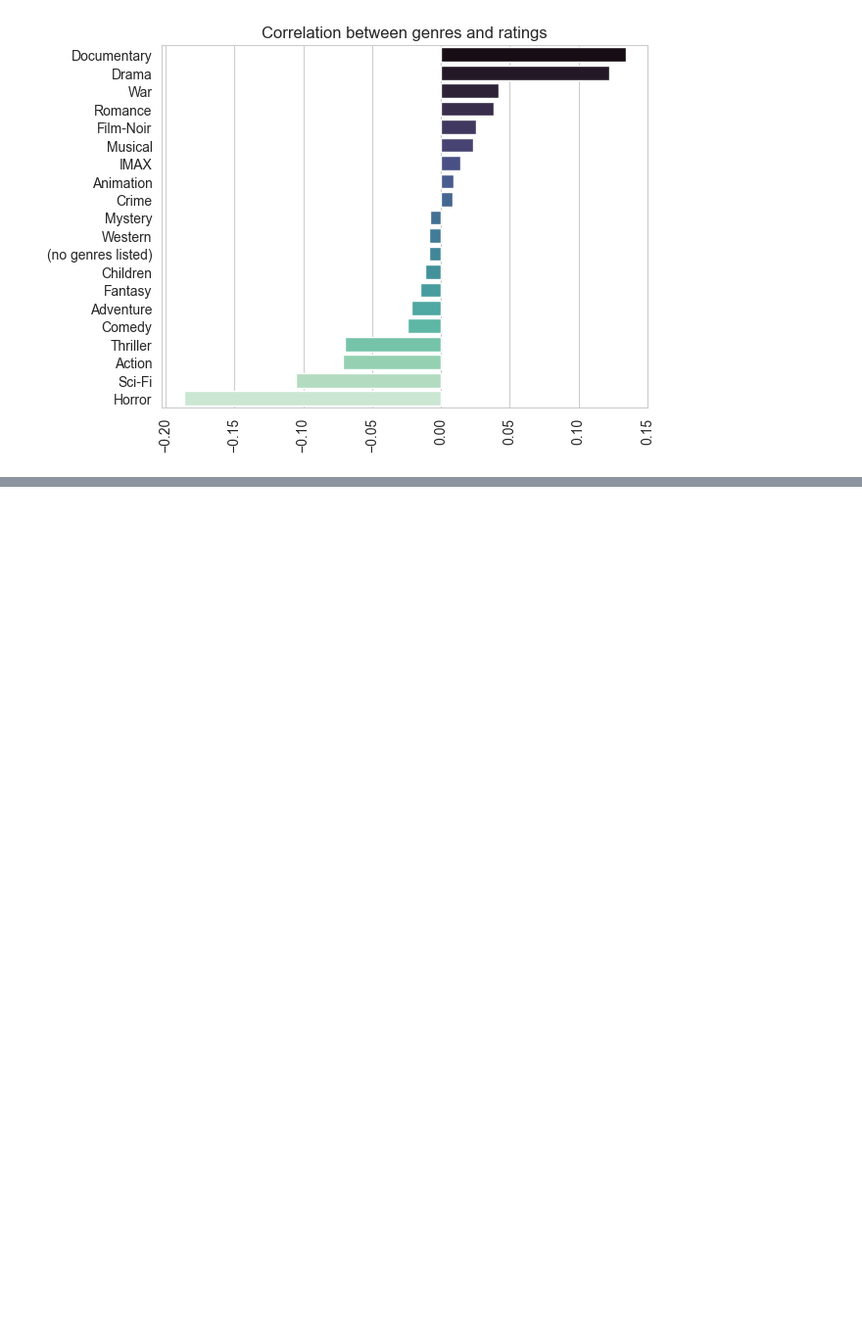
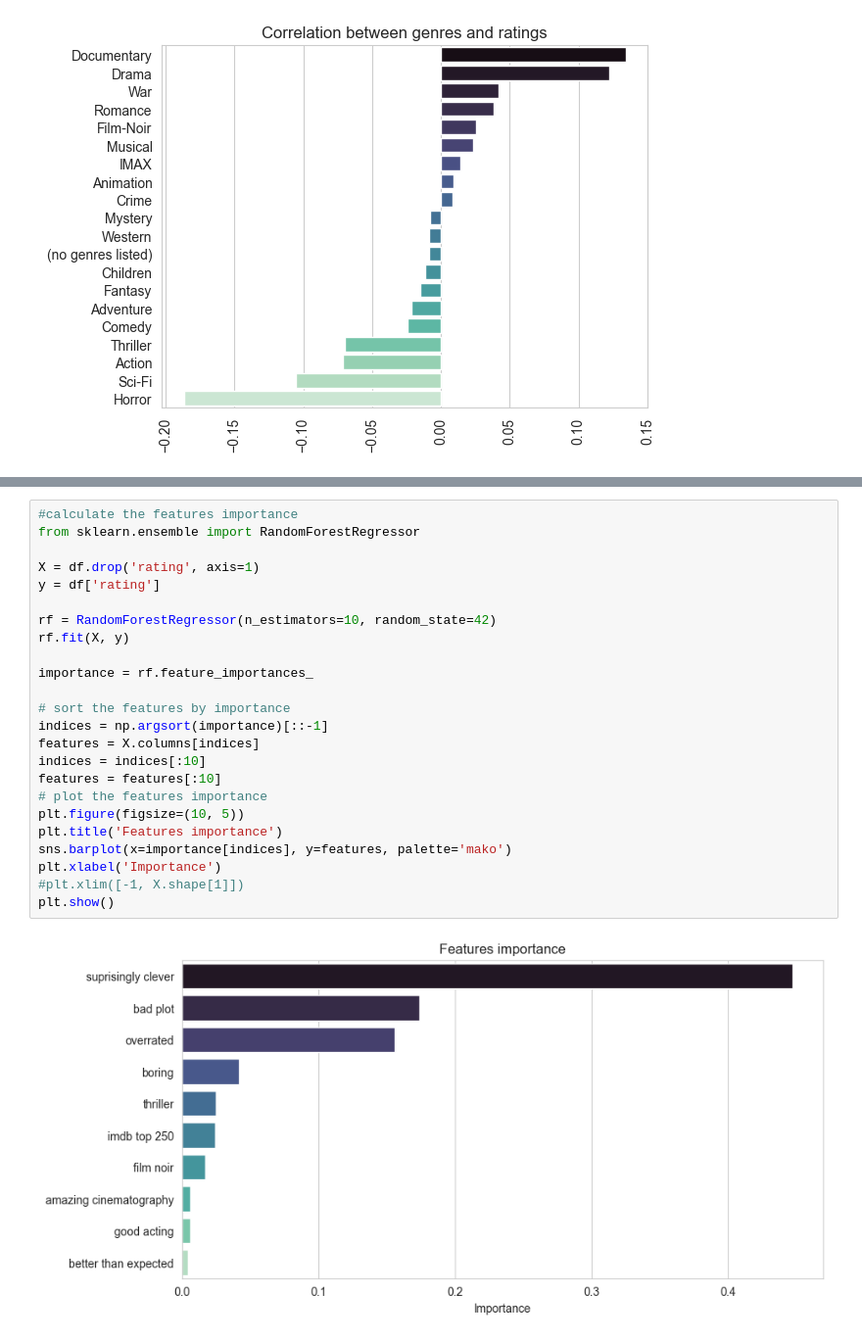
Before and after one commit to frapic98/Data_Analytics-main, a Jupyter notebook: data_exploration.ipynb, the cells around one changed output, grey strips where cells are left out. Shown at 98% size. Cells and saved outputs as stored; diff of their text form; blank space fills up the shorter version.

Commit message:
Features and genres importance

```diff
--- a/data_exploration.ipynb
+++ b/data_exploration.ipynb
@@ -140,0 +161,26 @@ plt.show()
+# %%
+#calculate the features importance
+from sklearn.ensemble import RandomForestRegressor
+
+X = df.drop('rating', axis=1)
+y = df['rating']
+
+rf = RandomForestRegressor(n_estimators=10, random_state=42)
+rf.fit(X, y)
+
+importance = rf.feature_importances_
+
+# sort the features by importance
+indices = np.argsort(importance)[::-1]
+features = X.columns[indices]
+indices = indices[:10]
+features = features[:10]
+# plot the features importance
+plt.figure(figsize=(10, 5))
+plt.title('Features importance')
+sns.barplot(x=importance[indices], y=features, palette='mako')
+plt.xlabel('Importance')
+#plt.xlim([-1, X.shape[1]])
+plt.show()
+# %% [output]
+[figure, added]
```
Also changed, not shown: parts of 4 cells of this notebook.
